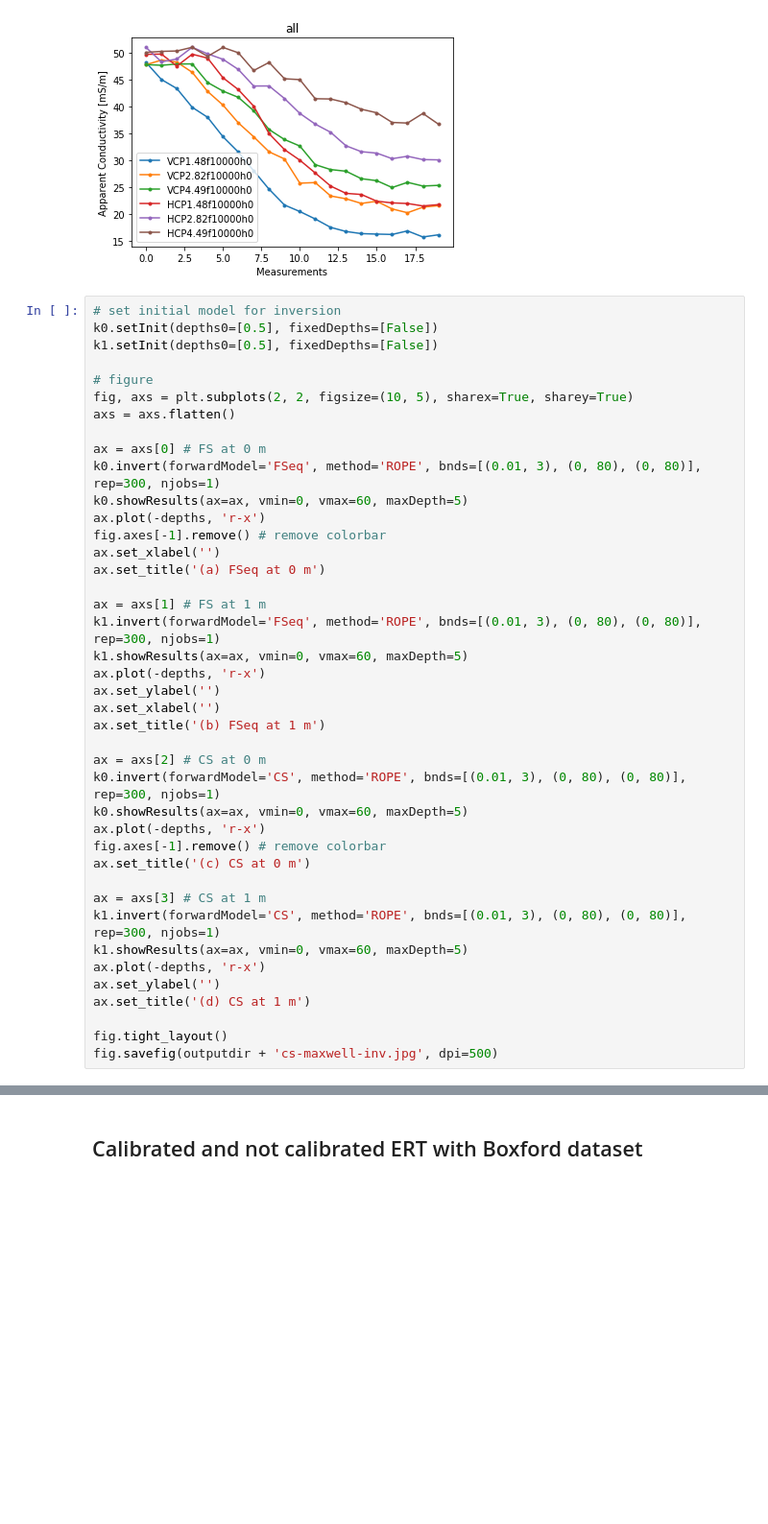
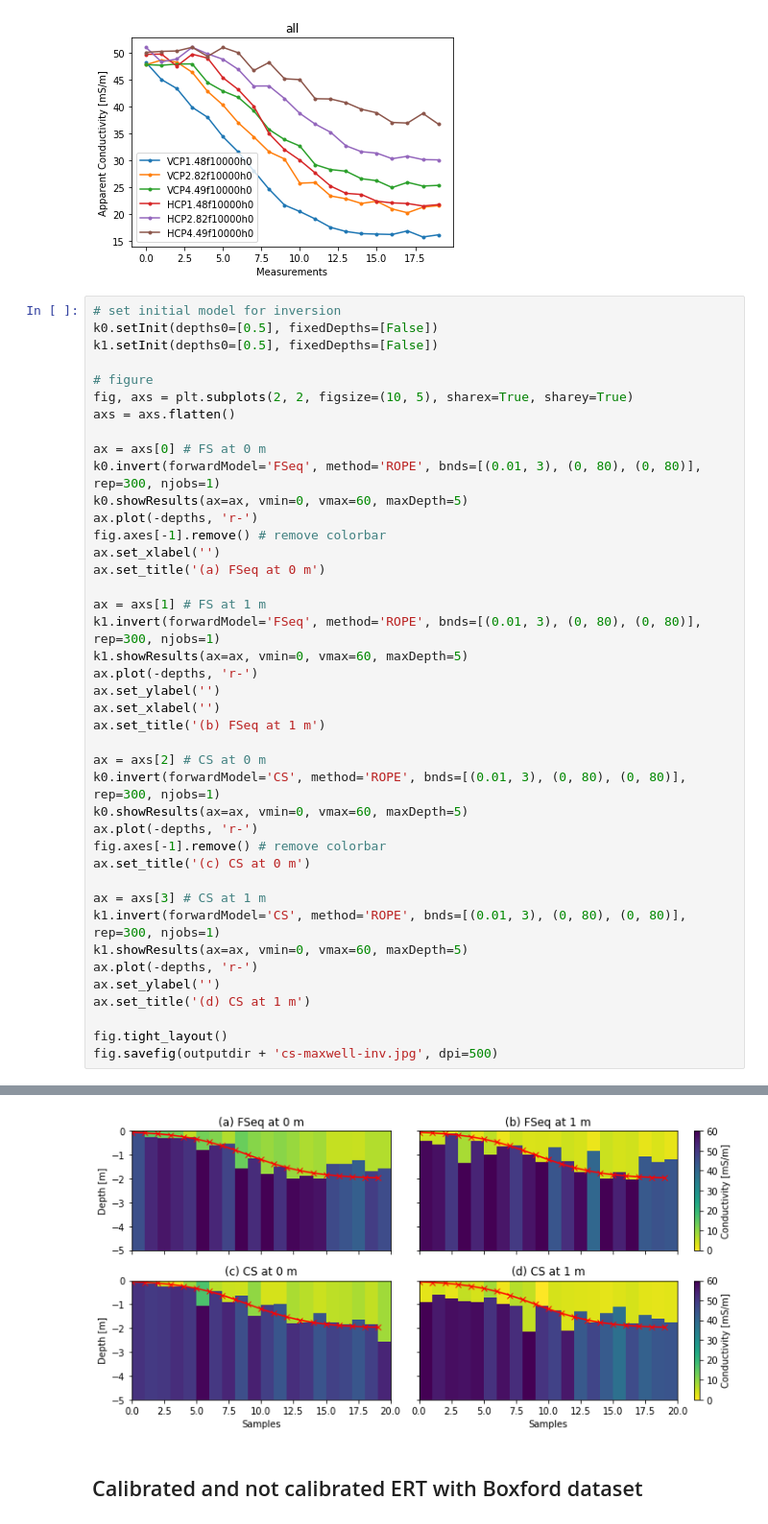
Before and after one commit to hkexgroup/emagpy, a Jupyter notebook: src/em-paper.ipynb, the cells around one changed output, grey strips where cells are left out. Shown at 96% size. Drawn from its saved outputs; the diff is of its cells as text; blank space fills up the shorter version.

```diff
--- a/src/em-paper.ipynb
+++ b/src/em-paper.ipynb
@@ -138,7 +138,7 @@ axs = axs.flatten()
 ax = axs[0] # FS at 0 m
 k0.invert(forwardModel='FSeq', method='ROPE', bnds=[(0.01, 3), (0, 80), (0, 80)], rep=300, njobs=1)
 k0.showResults(ax=ax, vmin=0, vmax=60, maxDepth=5)
-ax.plot(-depths, 'r-x')
+ax.plot(-depths, 'r-')
 fig.axes[-1].remove() # remove colorbar
 ax.set_xlabel('')
 ax.set_title('(a) FSeq at 0 m')
@@ -146,7 +146,7 @@ ax.set_title('(a) FSeq at 0 m')
 ax = axs[1] # FS at 1 m
 k1.invert(forwardModel='FSeq', method='ROPE', bnds=[(0.01, 3), (0, 80), (0, 80)], rep=300, njobs=1)
 k1.showResults(ax=ax, vmin=0, vmax=60, maxDepth=5)
-ax.plot(-depths, 'r-x')
+ax.plot(-depths, 'r-')
 ax.set_ylabel('')
 ax.set_xlabel('')
 ax.set_title('(b) FSeq at 1 m')
@@ -154,14 +154,14 @@ ax.set_title('(b) FSeq at 1 m')
 ax = axs[2] # CS at 0 m
 k0.invert(forwardModel='CS', method='ROPE', bnds=[(0.01, 3), (0, 80), (0, 80)], rep=300, njobs=1)
 k0.showResults(ax=ax, vmin=0, vmax=60, maxDepth=5)
-ax.plot(-depths, 'r-x')
+ax.plot(-depths, 'r-')
 fig.axes[-1].remove() # remove colorbar
 ax.set_title('(c) CS at 0 m')
 
 ax = axs[3] # CS at 1 m
 k1.invert(forwardModel='CS', method='ROPE', bnds=[(0.01, 3), (0, 80), (0, 80)], rep=300, njobs=1)
 k1.showResults(ax=ax, vmin=0, vmax=60, maxDepth=5)
-ax.plot(-depths, 'r-x')
+ax.plot(-depths, 'r-')
 ax.set_ylabel('')
 ax.set_title('(d) CS at 1 m')
 
@@ -180,3 +183,4 @@ Survey 1/1
+[figure, added]
 # %% [markdown]
 ## Calibrated and not calibrated ERT with Boxford dataset
 # %%
```
Also changed, not shown: parts of 9 cells of this notebook.
